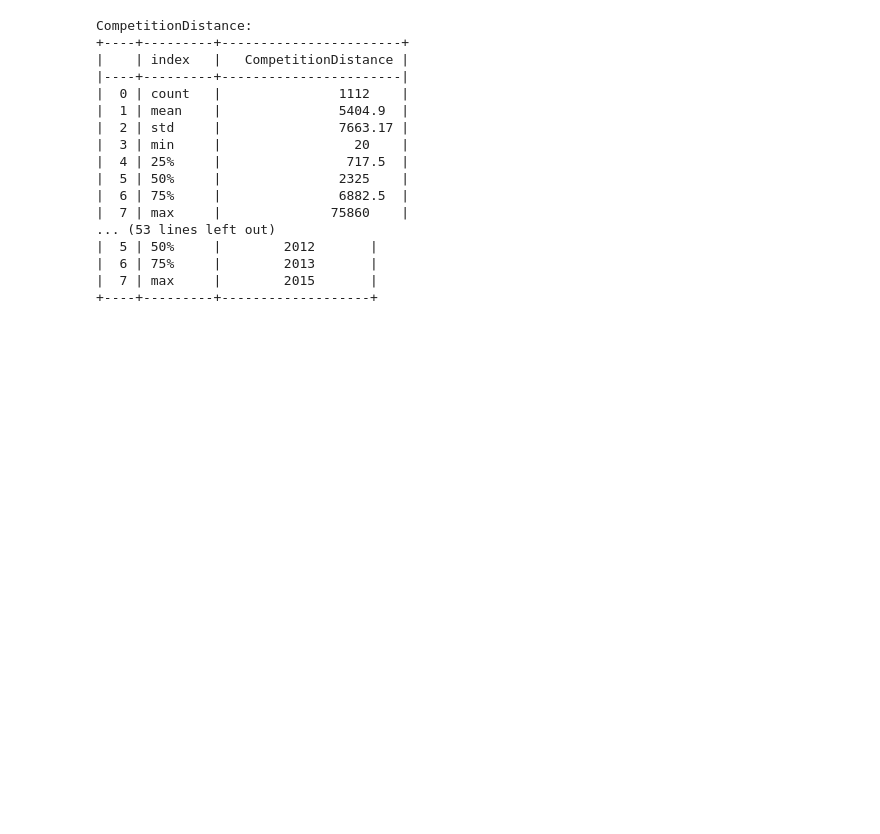
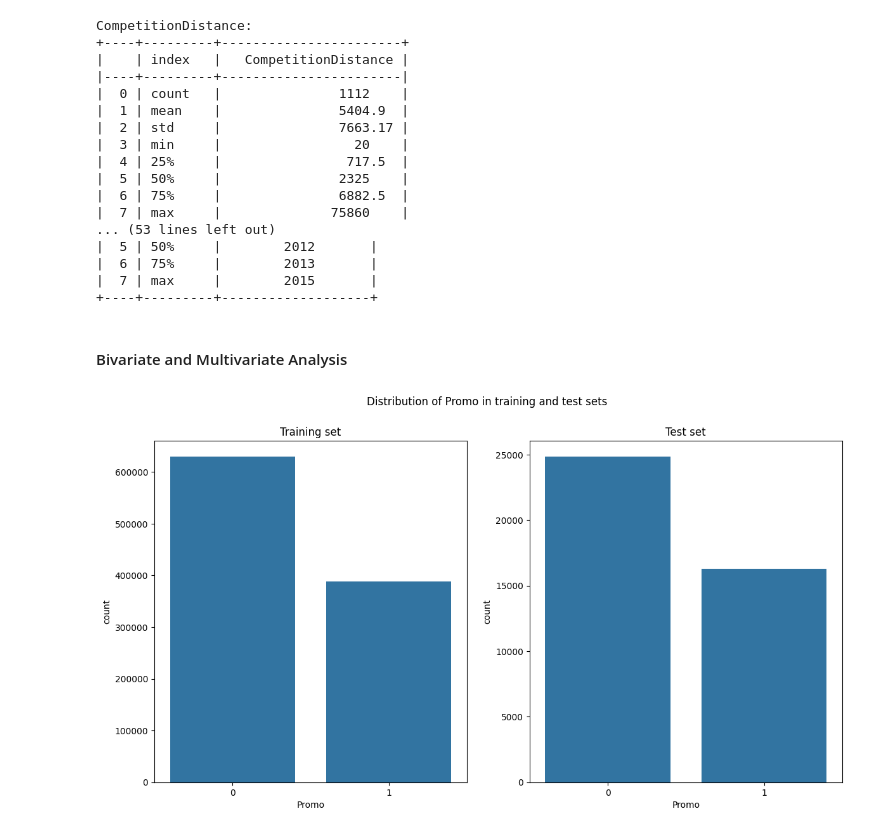
Before and after one commit to abrahamshimelis/Rossmann-Pharmaceuticals, a Jupyter notebook: notebooks/EDA.ipynb, the cells around one changed output. Drawn from its saved outputs; the diff is of its cells as text; code cells hidden in the pictures; blank space fills up the shorter version.

Commit message:
working on bivarirate and multivariate analysis

```diff
--- a/notebooks/EDA.ipynb
+++ b/notebooks/EDA.ipynb
@@ -102,0 +95,4 @@ df_train.head()
+# %%
+# Remove leading and trailing whitespaces
+df_train['StateHoliday'] = df_train['StateHoliday'].str.strip()
+df_train.head()
@@ -269,3 +293,10 @@ CompetitionDistance:
 |  6 | 75%     |        2013       |
 |  7 | max     |        2015       |
 +----+---------+-------------------+
+# %% [markdown]
+#### Bivariate and Multivariate Analysis
+# %%
+# check distribution on both training and test tests, are promotions distributed similarly between these two groups
+plot_categorical_distribution(df_train, df_test, 'Promo')
+# %% [output]
+[figure, added]
```
Also changed, not shown: parts of 16 cells of this notebook, 2 other files.
